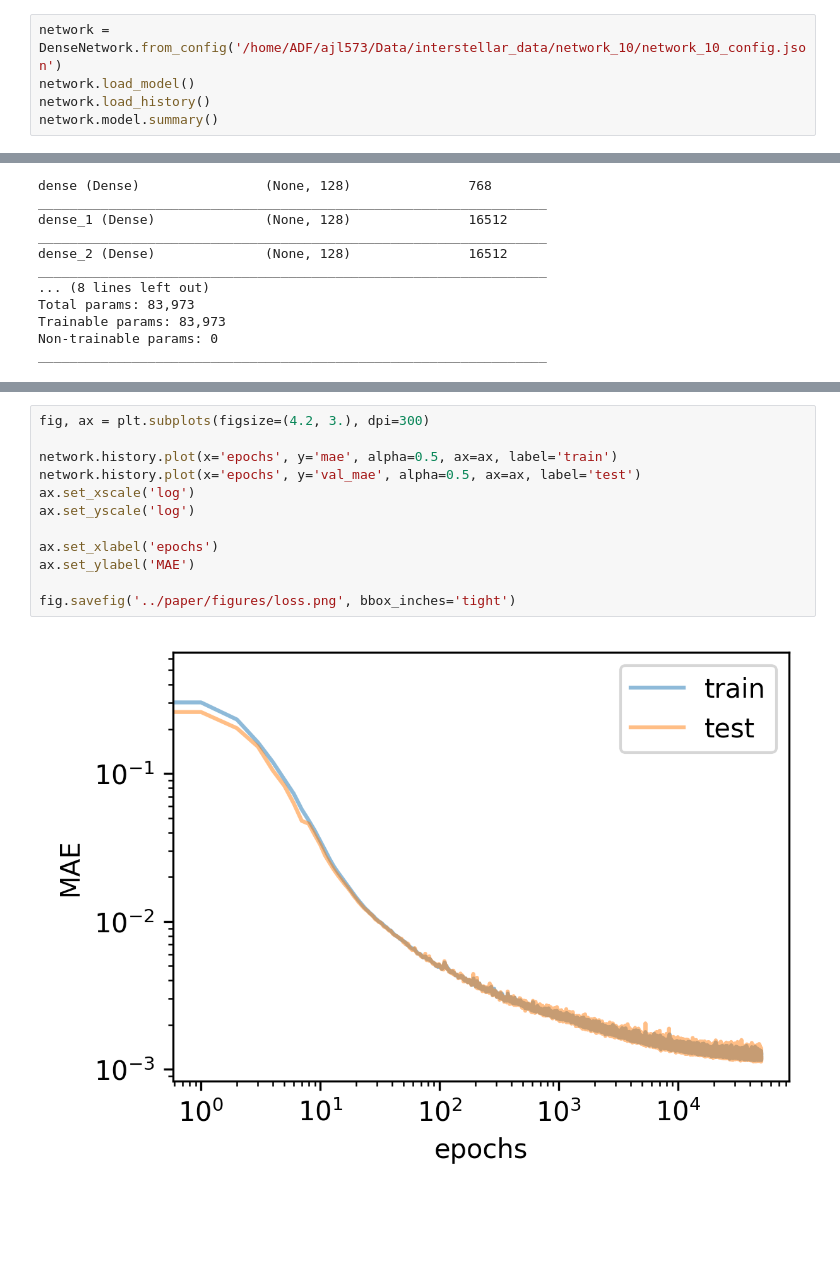
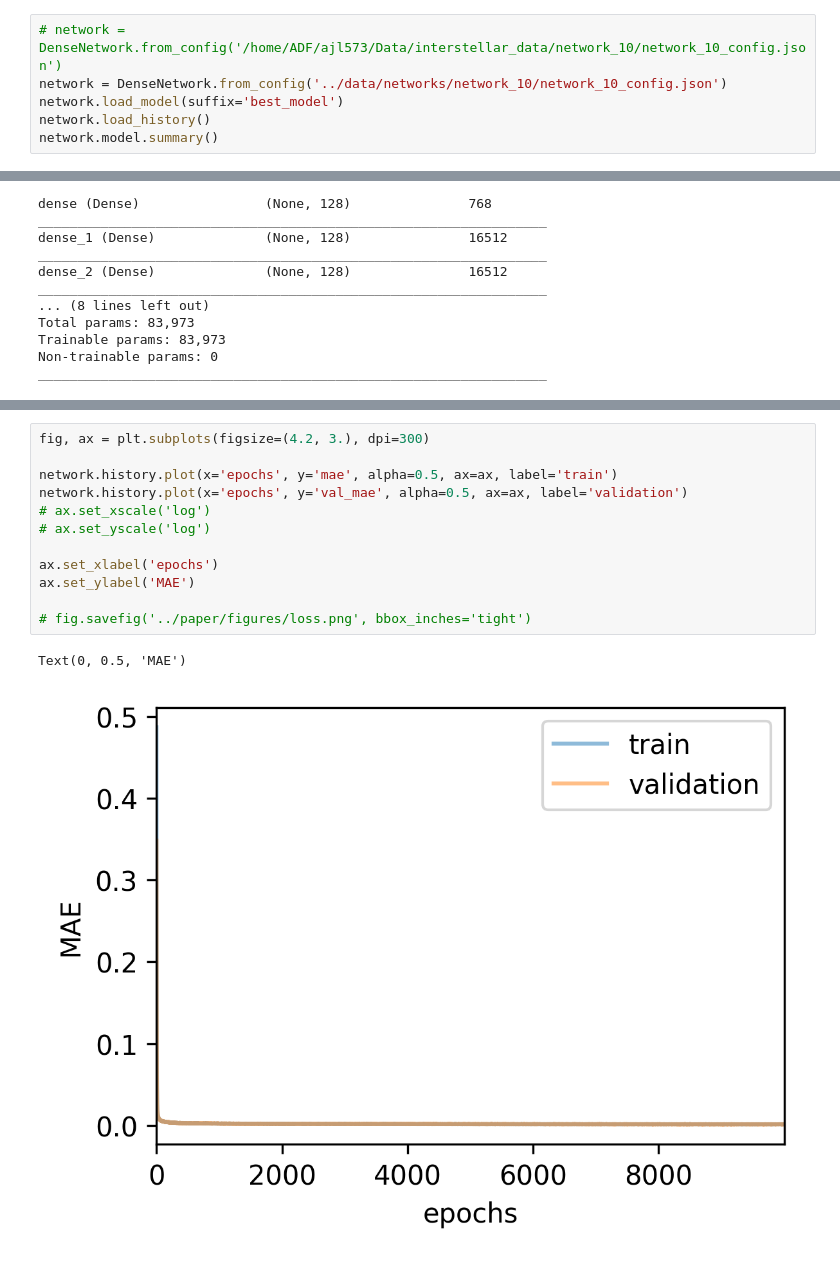
Before and after one commit to alexlyttle/hierarchically-modelling-dwarfs, a Jupyter notebook: training/plot_history.ipynb, the cells around one changed output, grey strips where cells are left out. Cells and saved outputs as stored; diff of their text form; blank space fills up the shorter version.

```diff
--- a/training/plot_history.ipynb
+++ b/training/plot_history.ipynb
@@ -2,8 +2,9 @@
 from interstellar import DenseNetwork
 from matplotlib import pyplot as plt
 # %%
-network = DenseNetwork.from_config('/home/ADF/ajl573/Data/interstellar_data/network_10/network_10_config.json')
-network.load_model()
+# network = DenseNetwork.from_config('/home/ADF/ajl573/Data/interstellar_data/network_10/network_10_config.json')
+network = DenseNetwork.from_config('../data/networks/network_10/network_10_config.json')
+network.load_model(suffix='best_model')
 network.load_history()
 network.model.summary()
 # %% [output]
@@ -27,14 +44,15 @@ _________________________________________________________________
 # %%
 fig, ax = plt.subplots(figsize=(4.2, 3.), dpi=300)
 
 network.history.plot(x='epochs', y='mae', alpha=0.5, ax=ax, label='train')
-network.history.plot(x='epochs', y='val_mae', alpha=0.5, ax=ax, label='test')
-ax.set_xscale('log')
-ax.set_yscale('log')
+network.history.plot(x='epochs', y='val_mae', alpha=0.5, ax=ax, label='validation')
+# ax.set_xscale('log')
+# ax.set_yscale('log')
 
 ax.set_xlabel('epochs')
 ax.set_ylabel('MAE')
 
-fig.savefig('../paper/figures/loss.png', bbox_inches='tight')
+# fig.savefig('../paper/figures/loss.png', bbox_inches='tight')
 # %% [output]
+Text(0, 0.5, 'MAE')
-[figure, old version]
+[figure, new version]
```
Also changed, not shown: parts of 1 cell of this notebook, 3 other files.
